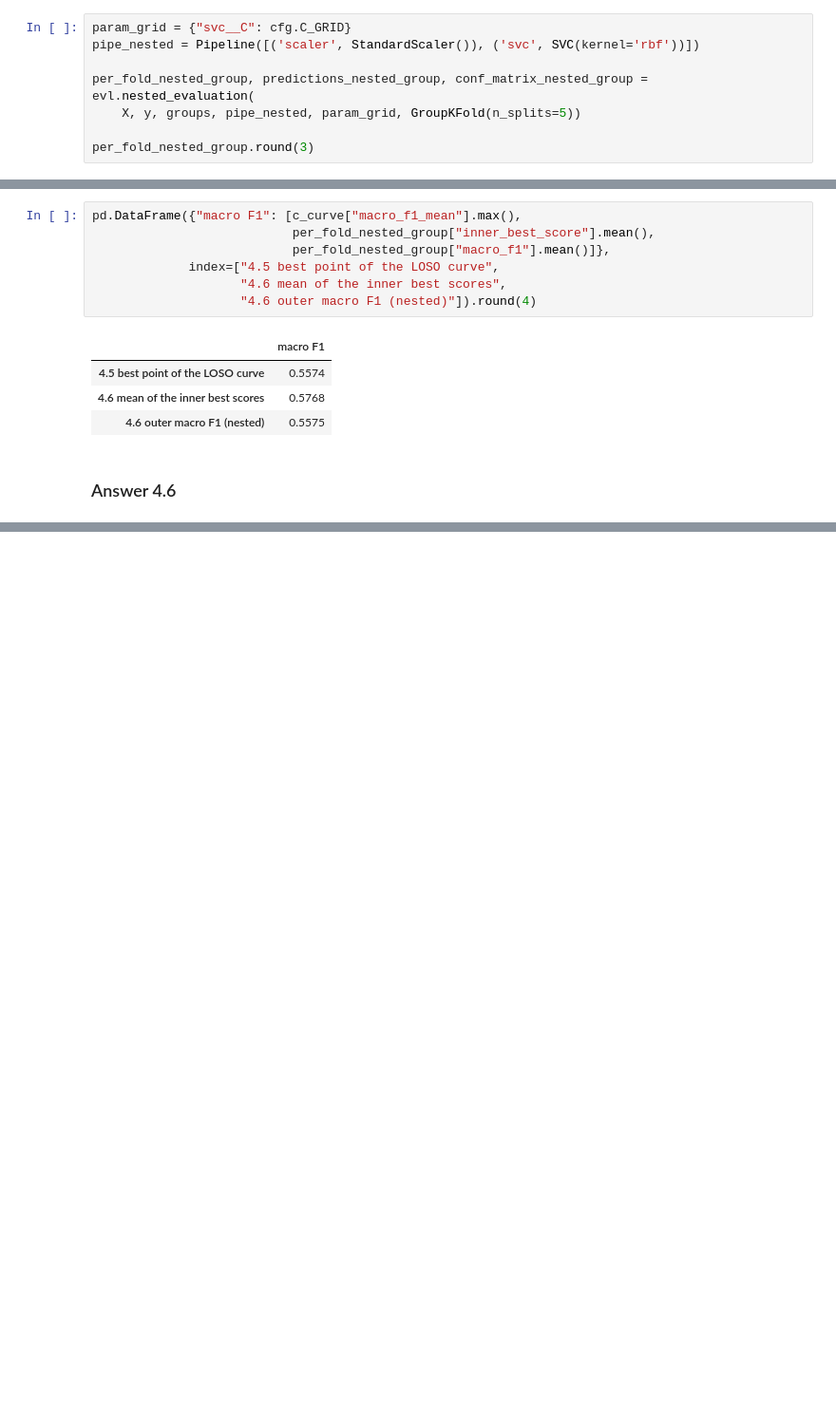
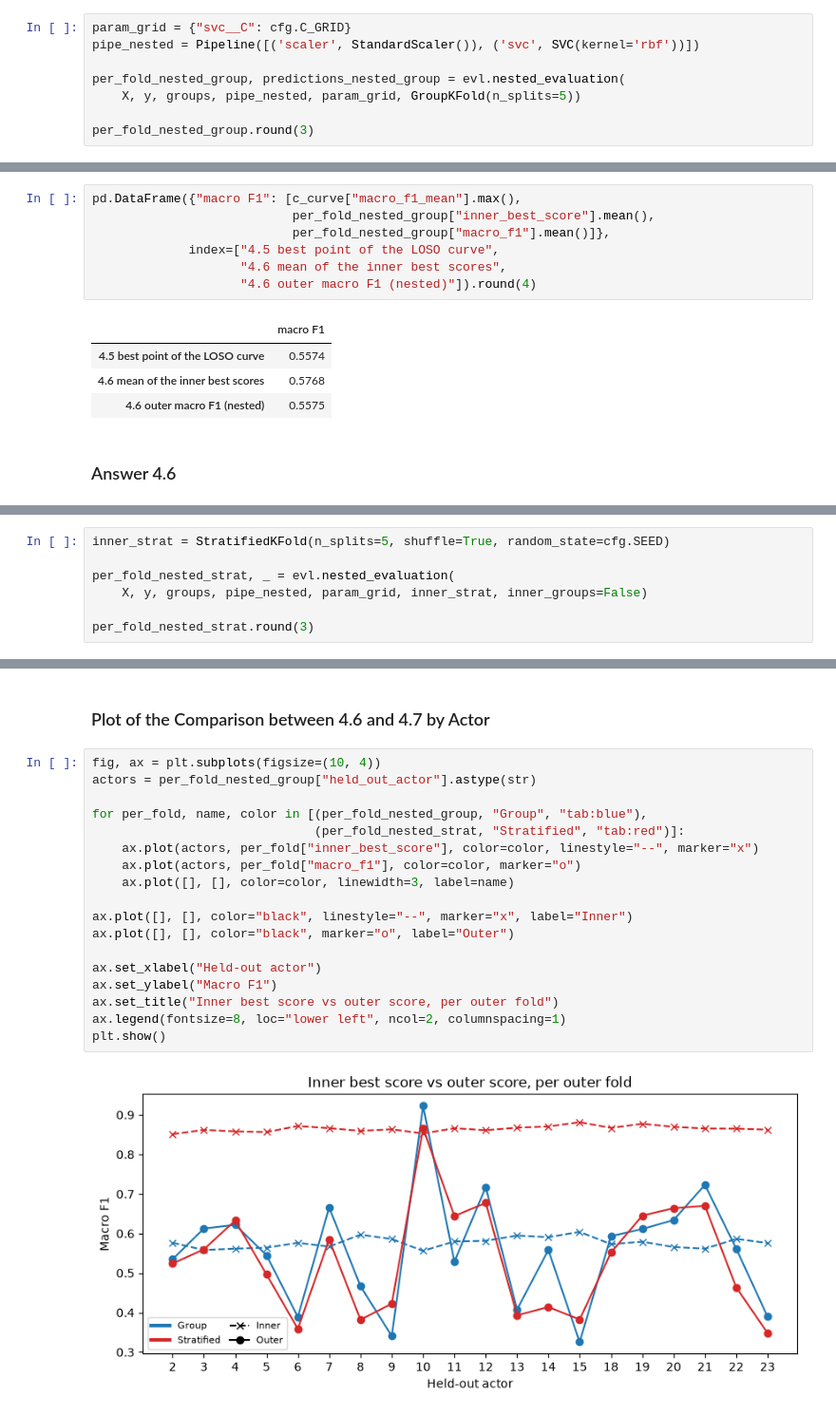
Before and after one commit to migasantunes/Emotion_Recognition, a Jupyter notebook: notebooks/04_evaluation.ipynb, the cells around one changed output, grey strips where cells are left out. Shown at 95% size. Saved outputs shown, nothing was run; the diff lists cells and outputs as text; blank space fills up the shorter version.

```diff
--- a/notebooks/04_evaluation.ipynb
+++ b/notebooks/04_evaluation.ipynb
@@ -385,7 +386,7 @@ In other words, C was chosen after looking at the scores of every held-out actor
 param_grid = {"svc__C": cfg.C_GRID}
 pipe_nested = Pipeline([('scaler', StandardScaler()), ('svc', SVC(kernel='rbf'))])
 
-per_fold_nested_group, predictions_nested_group, conf_matrix_nested_group = evl.nested_evaluation(
+per_fold_nested_group, predictions_nested_group = evl.nested_evaluation(
     X, y, groups, pipe_nested, param_grid, GroupKFold(n_splits=5))
 
 per_fold_nested_group.round(3)
@@ -452,0 +458,7 @@ From now on, the pipeline will use C = 1, the value chosen most often.
+# %%
+inner_strat = StratifiedKFold(n_splits=5, shuffle=True, random_state=cfg.SEED)
+
+per_fold_nested_strat, _ = evl.nested_evaluation(
+    X, y, groups, pipe_nested, param_grid, inner_strat, inner_groups=False)
+
+per_fold_nested_strat.round(3)
@@ -452,0 +503,22 @@ From now on, the pipeline will use C = 1, the value chosen most often.
+# %% [markdown]
+### Plot of the Comparison between 4.6 and 4.7 by Actor
+# %%
+fig, ax = plt.subplots(figsize=(10, 4))
+actors = per_fold_nested_group["held_out_actor"].astype(str)
+
+for per_fold, name, color in [(per_fold_nested_group, "Group", "tab:blue"),
+                              (per_fold_nested_strat, "Stratified", "tab:red")]:
+    ax.plot(actors, per_fold["inner_best_score"], color=color, linestyle="--", marker="x")
+    ax.plot(actors, per_fold["macro_f1"], color=color, marker="o")
+    ax.plot([], [], color=color, linewidth=3, label=name)
+
+ax.plot([], [], color="black", linestyle="--", marker="x", label="Inner")
+ax.plot([], [], color="black", marker="o", label="Outer")
+
+ax.set_xlabel("Held-out actor")
+ax.set_ylabel("Macro F1")
+ax.set_title("Inner best score vs outer score, per outer fold")
+ax.legend(fontsize=8, loc="lower left", ncol=2, columnspacing=1)
+plt.show()
+# %% [output]
+[figure, added]
```
Also changed, not shown: parts of 22 cells of this notebook, 1 other file.
